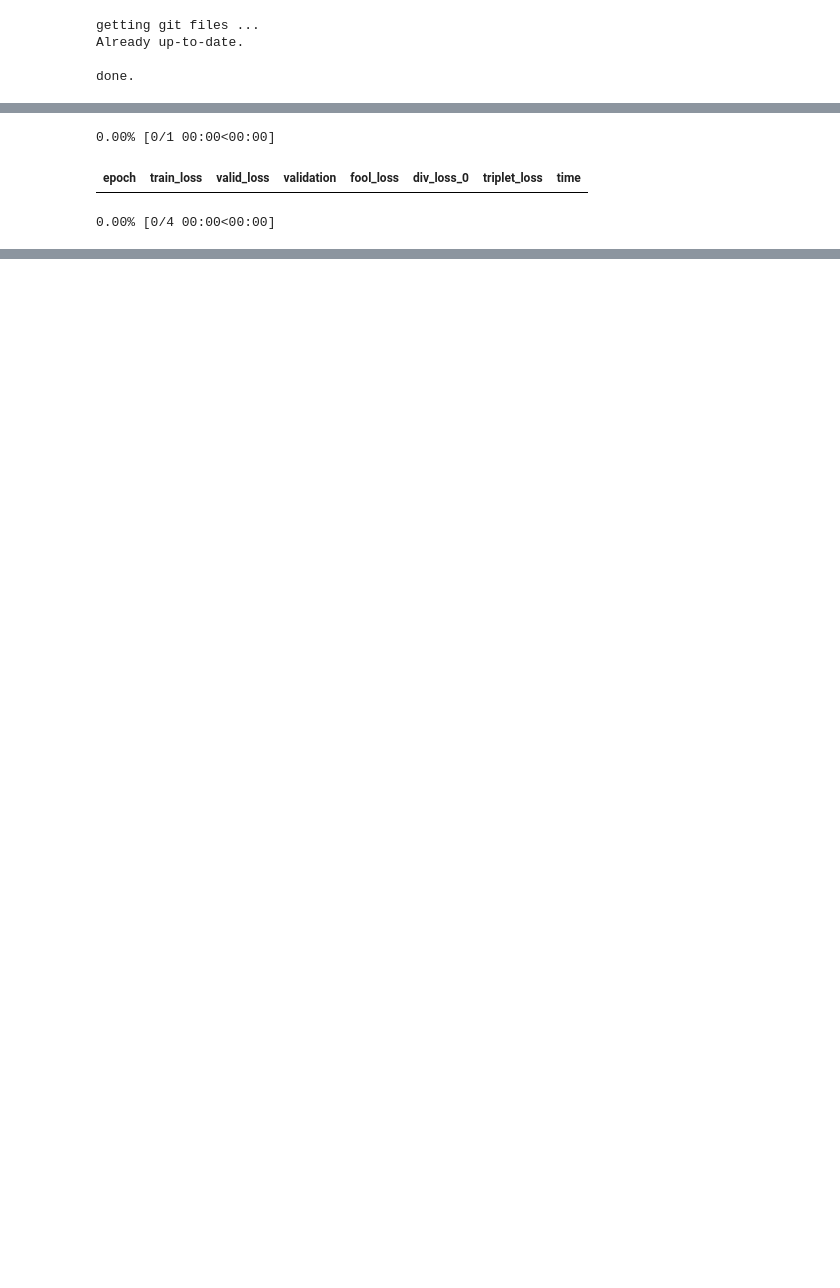
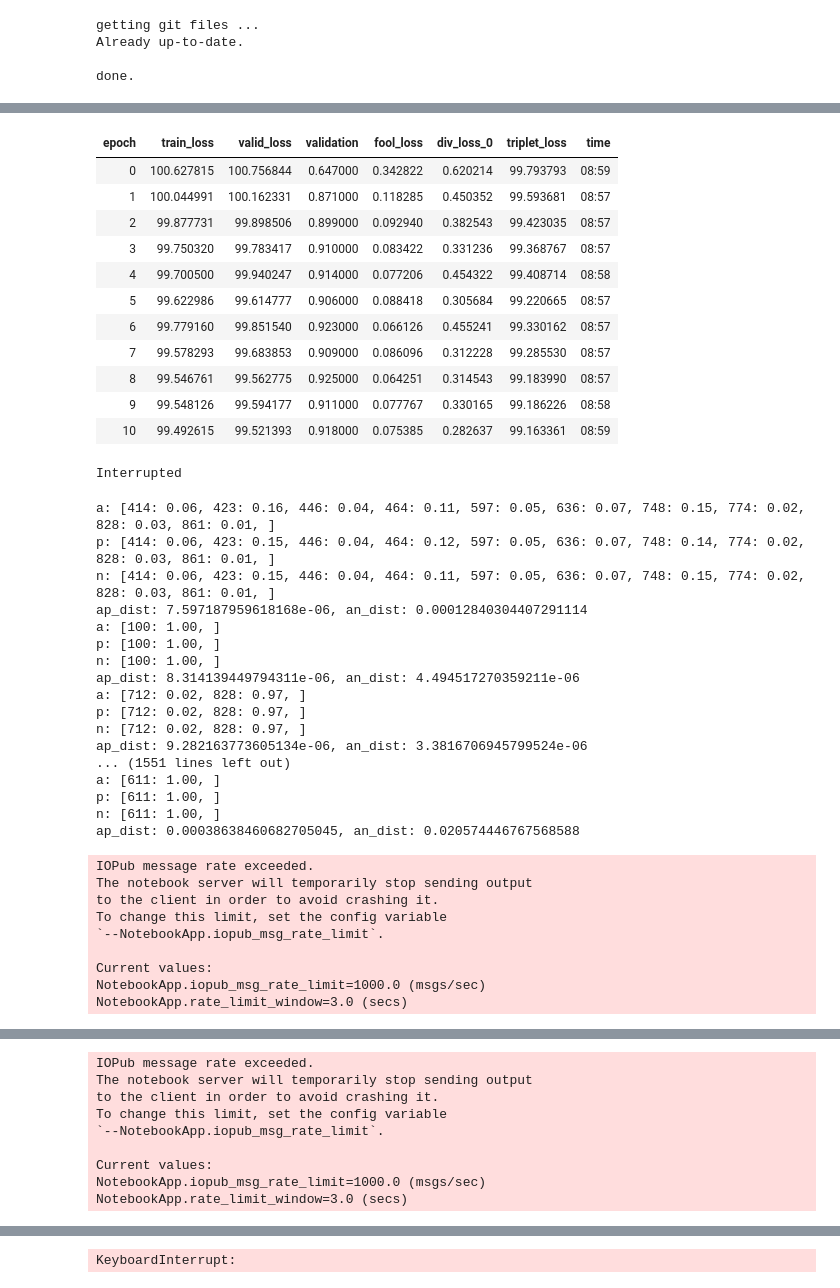
Before and after one commit to ahmad-PH/nag-notebooks, a Jupyter notebook: NAG_tripletLossExperiment.ipynb, the cells around one changed output, grey strips where cells are left out. Cells and saved outputs as stored; diff of their text form; code cells hidden in the pictures; blank space fills up the shorter version.

```diff
--- a/NAG_tripletLossExperiment.ipynb
+++ b/NAG_tripletLossExperiment.ipynb
@@ -455,6 +459,9 @@ def l1_distance(x1, x2):
 def l2_distance(x1, x2):
   return F.mse_loss(x1 * 10, x2 * 10)
 
+def cos_distance(x1, x2):
+    return -1 * torch.mean(F.cosine_similarity(x1, x2))
+
 triplet_call_cnt = 0
 
 def triplet_loss(anchor, positive, negative, distance_func, margin):
@@ -466,7 +473,10 @@ def triplet_loss(anchor, positive, negative, distance_func, margin):
 
   global triplet_call_cnt
   triplet_call_cnt += 1
-  if triplet_call_cnt % 200 == 0:
+  if triplet_call_cnt % 10 == 0:
+    print("a: ", end=""); print_softmax_tensor(anchor[0])
+    print("p: ", end=""); print_softmax_tensor(positive[0])
+    print("n: ", end=""); print_softmax_tensor(negative[0])
     print("ap_dist: {}, an_dist: {}".format(ap_dist, an_dist))
 
   return torch.mean(F.relu(ap_dist - an_dist + margin))
@@ -476,7 +486,7 @@ def diversity_loss(input, target):
   if input.shape[0] != batch_size:
     print("input shape: ", input.shape)
     print("target shape: ", target.shape, "\n\n")
-  return torch.mean(torch.nn.functional.cosine_similarity(
+  return torch.mean(F.cosine_similarity(
     input.view([batch_size, -1]),
     target.view([batch_size, -1]),
   ))
@@ -564,7 +582,7 @@ class FeatureLoss(nn.Module):
 # %%
 feat_loss = FeatureLoss(arch, layers, layer_weights)
 # %%
-env.save_filename = 'vgg16_10'
+env.save_filename = 'vgg16_11'
 
 if Path(env.get_csv_path() + '.csv').exists(): raise FileExistsError("csv_path already exists")
 if Path(env.get_models_path()).exists(): raise FileExistsError("models_path already exists")
@@ -582,3 +611,5 @@ learn = Learner(data, Gen(z_dim=z_dim), loss_func = feat_loss, metrics=[validati
 # %%
 # !cp "/content/gdrive/My Drive/DL/models/vgg-16_2.pth"  "/content/"
 # learn.load('/content/vgg-16_2')
+
+learn.load('/root/Derakhshani/adversarial/models/vgg16_10/vgg16_10_29')
@@ -592,15 +641,15 @@ if len(learn.callback_fns) == 1:
 saver_best = SaveModelCallback(learn, every='improvement', monitor='validation', name=env.save_filename + "-best")
 saver_every_epoch = SaveModelCallback(learn, every='epoch', name=env.save_filename)
 
-import cProfile
+# import cProfile
 
-pr = cProfile.Profile()
-pr.enable()
-learn.fit(1, lr=5e-03, callbacks=[saver_best, saver_every_epoch])
-pr.disable()
+# pr = cProfile.Profile()
+# pr.enable()
+learn.fit(30, lr=5e-03, callbacks=[saver_best, saver_every_epoch])
+# pr.disable()
+
 # learn.fit(30, lr=5e-03, wd=0.005, callbacks=[saver_best, saver_every_epoch])
 # learn.fit_one_cycle(20, max_lr=5e-1, callbacks=[saver_callback])
-
 # learn.fit_one_cycle(8, max_lr=5e-01) #mohammad's setting that got 77 validation start on resnet with diversity loss on AdaptiveAvgPool2d
 # learn.fit_one_cycle(5, max_lr=2e-2) #used for vgg-19-bn
 # learn.fit_one_cycle(5, max_lr=3e-3) # used for resnet50
@@ -608,7 +657,7 @@ pr.disable()
 shutil.copyfile(env.temp_csv_path + '/' + env.save_filename + ".csv", env.get_csv_path() + '.csv')
 shutil.copytree(env.data_path/"models", env.get_models_path())
 
-pr.print_stats()
+# pr.print_stats()
 
 # shutil.copyfile("/content/dataset/models/" + save_filename + "-best.pth", "/content/gdrive/My Drive/DL/models/" + save_filename + ".pth")
 # %% [output]
@@ -616,3 +665,39 @@ WARNING: you are training on a sanity_check dataset.
+| epoch | train_loss | valid_loss | validation | fool_loss | div_loss_0 | triplet_loss | time |
+| 0 | 100.627815 | 100.756844 | 0.647000 | 0.342822 | 0.620214 | 99.793793 | 08:59 |
+| 1 | 100.044991 | 100.162331 | 0.871000 | 0.118285 | 0.450352 | 99.593681 | 08:57 |
+| 2 | 99.877731 | 99.898506 | 0.899000 | 0.092940 | 0.382543 | 99.423035 | 08:57 |
+| 3 | 99.750320 | 99.783417 | 0.910000 | 0.083422 | 0.331236 | 99.368767 | 08:57 |
+| 4 | 99.700500 | 99.940247 | 0.914000 | 0.077206 | 0.454322 | 99.408714 | 08:58 |
+| 5 | 99.622986 | 99.614777 | 0.906000 | 0.088418 | 0.305684 | 99.220665 | 08:57 |
+| 6 | 99.779160 | 99.851540 | 0.923000 | 0.066126 | 0.455241 | 99.330162 | 08:57 |
+| 7 | 99.578293 | 99.683853 | 0.909000 | 0.086096 | 0.312228 | 99.285530 | 08:57 |
+| 8 | 99.546761 | 99.562775 | 0.925000 | 0.064251 | 0.314543 | 99.183990 | 08:57 |
+| 9 | 99.548126 | 99.594177 | 0.911000 | 0.077767 | 0.330165 | 99.186226 | 08:58 |
+| 10 | 99.492615 | 99.521393 | 0.918000 | 0.075385 | 0.282637 | 99.163361 | 08:59 |
-0.00% [0/1 00:00<00:00]
+Interrupted
-| epoch | train_loss | valid_loss | validation | fool_loss | div_loss_0 | triplet_loss | time |
-0.00% [0/4 00:00<00:00]
+a: [414: 0.06, 423: 0.16, 446: 0.04, 464: 0.11, 597: 0.05, 636: 0.07, 748: 0.15, 774: 0.02, 828: 0.03, 861: 0.01, ]
+p: [414: 0.06, 423: 0.15, 446: 0.04, 464: 0.12, 597: 0.05, 636: 0.07, 748: 0.14, 774: 0.02, 828: 0.03, 861: 0.01, ]
+n: [414: 0.06, 423: 0.15, 446: 0.04, 464: 0.11, 597: 0.05, 636: 0.07, 748: 0.15, 774: 0.02, 828: 0.03, 861: 0.01, ]
+ap_dist: 7.597187959618168e-06, an_dist: 0.00012840304407291114
+a: [100: 1.00, ]
+p: [100: 1.00, ]
+n: [100: 1.00, ]
+ap_dist: 8.314139449794311e-06, an_dist: 4.494517270359211e-06
+a: [712: 0.02, 828: 0.97, ]
+p: [712: 0.02, 828: 0.97, ]
+n: [712: 0.02, 828: 0.97, ]
+ap_dist: 9.282163773605134e-06, an_dist: 3.3816706945799524e-06
+... (1551 lines left out)
+a: [611: 1.00, ]
+p: [611: 1.00, ]
+n: [611: 1.00, ]
+ap_dist: 0.00038638460682705045, an_dist: 0.020574446767568588
+IOPub message rate exceeded.
+The notebook server will temporarily stop sending output
+to the client in order to avoid crashing it.
+To change this limit, set the config variable
+`--NotebookApp.iopub_msg_rate_limit`.
+
+Current values:
+NotebookApp.iopub_msg_rate_limit=1000.0 (msgs/sec)
+NotebookApp.rate_limit_window=3.0 (secs)
@@ -618,0 +721,9 @@ WARNING: you are training on a sanity_check dataset.
+IOPub message rate exceeded.
+The notebook server will temporarily stop sending output
+to the client in order to avoid crashing it.
+To change this limit, set the config variable
+`--NotebookApp.iopub_msg_rate_limit`.
+
+Current values:
+NotebookApp.iopub_msg_rate_limit=1000.0 (msgs/sec)
+NotebookApp.rate_limit_window=3.0 (secs)
@@ -619,3 +747,4 @@ WARNING: you are training on a sanity_check dataset.
+KeyboardInterrupt:
 # %%
 !cp "/content/gdrive/My Drive/DL/models/resnet50-dir/resnet50-dir-best.pth" "/content/resnet50-best.pth"
 learn.load("/content/resnet50-best")
```
Also changed, not shown: parts of 13 cells of this notebook.
